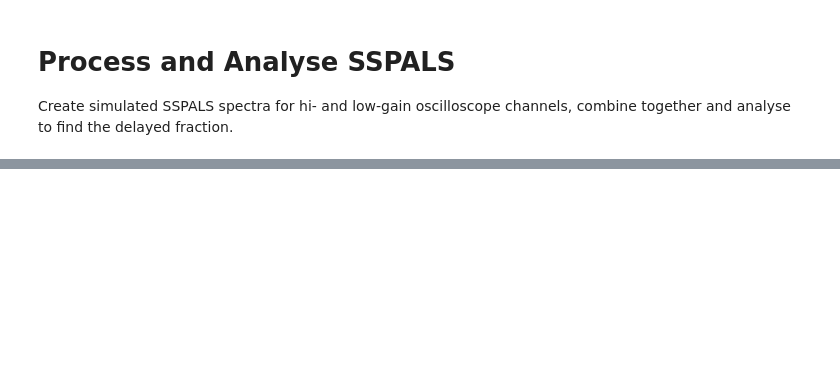
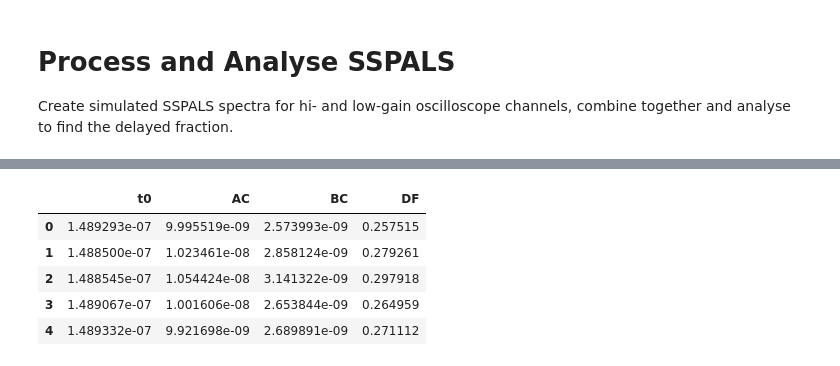
Before and after one commit to PositroniumSpectroscopy/sspals, a Jupyter notebook: examples/Process and Analyse.ipynb, the cells around one changed output, grey strips where cells are left out. Drawn from its saved outputs; the diff is of its cells as text; code cells hidden in the pictures; blank space fills up the shorter version.

```diff
--- a/examples/Process and Analyse.ipynb
+++ b/examples/Process and Analyse.ipynb
@@ -78,0 +78,10 @@ plt.show()
+# %%
+# analysis
+DF.head()
+# %% [output]
+|  | t0 | AC | BC | DF |
+| 0 | 1.489293e-07 | 9.995519e-09 | 2.573993e-09 | 0.257515 |
+| 1 | 1.488500e-07 | 1.023461e-08 | 2.858124e-09 | 0.279261 |
+| 2 | 1.488545e-07 | 1.054424e-08 | 3.141322e-09 | 0.297918 |
+| 3 | 1.489067e-07 | 1.001606e-08 | 2.653844e-09 | 0.264959 |
+| 4 | 1.489332e-07 | 9.921698e-09 | 2.689891e-09 | 0.271112 |
```
Also changed, not shown: parts of 3 cells of this notebook, 2 other files.
